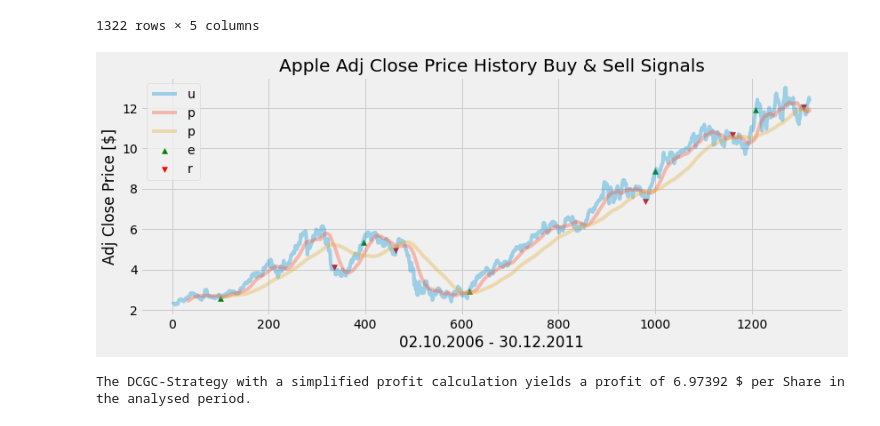
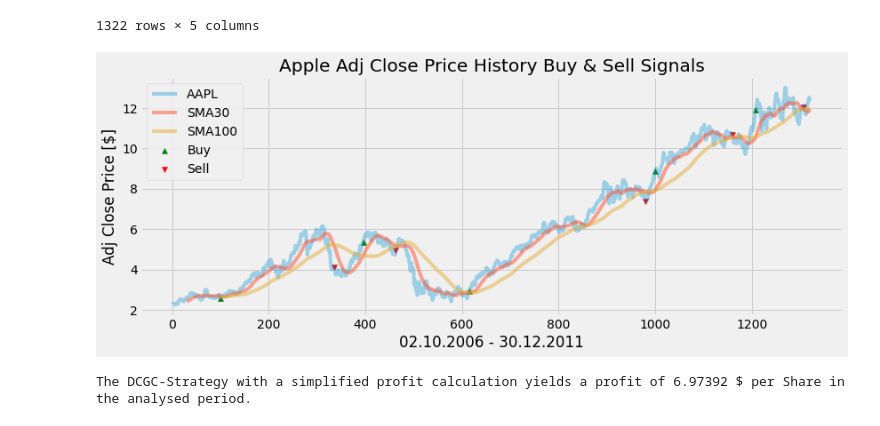
Before and after one commit to cirilwakounig/AlgorithmicTrading, a Jupyter notebook: 1_DCGC_Strategy.ipynb, the cells around one changed output. Cells and saved outputs as stored; diff of their text form; code cells hidden in the pictures.

```diff
--- a/1_DCGC_Strategy.ipynb
+++ b/1_DCGC_Strategy.ipynb
@@ -169,18 +169,18 @@ data
 # %%
 # Visualise Data and Strategy
 plt.figure(figsize = (12.6, 4.6))
 plt.plot(data["AAPL"], label = "AAPL", alpha = 0.35)
-plt.plot(data["SMA30"], label = "SMA30", alpha = 0.35)
-plt.plot(data["SMA100"], label = "SMA100", alpha = 0.35)
+plt.plot(data["SMA30"], label = "SMA30", alpha = 0.50)
+plt.plot(data["SMA100"], label = "SMA100", alpha = 0.50)
 plt.scatter(data.index, data["Buy_Signal_Price"], label = "Buy", marker = "^", color = "green")
 plt.scatter(data.index, data["Sell_Signal_Price"], label = "Sell", marker = "v", color = "red")
 plt.title('Apple Adj Close Price History Buy & Sell Signals')
 plt.xlabel('02.10.2006 - 30.12.2011')
 plt.ylabel('Adj Close Price [$]')
-plt.legend('upper left')
+plt.legend(loc = "upper left")
 plt.show()
 # %% [output]
-[figure, old version]
+[figure, new version]
 # %%
 # Determine Indices of Trade Activities - Check that a buying index is before the first selling index!
 # First block of code using lists
```
